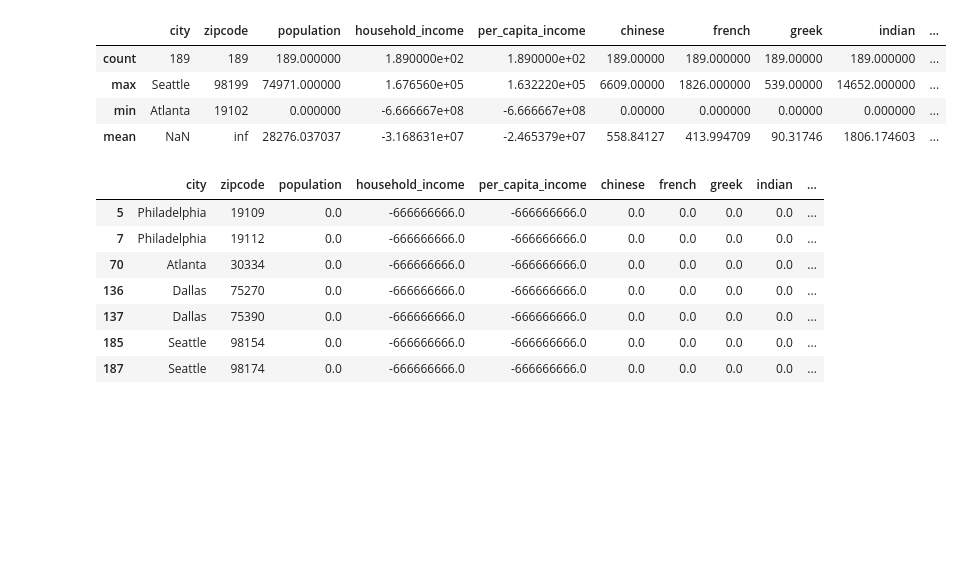
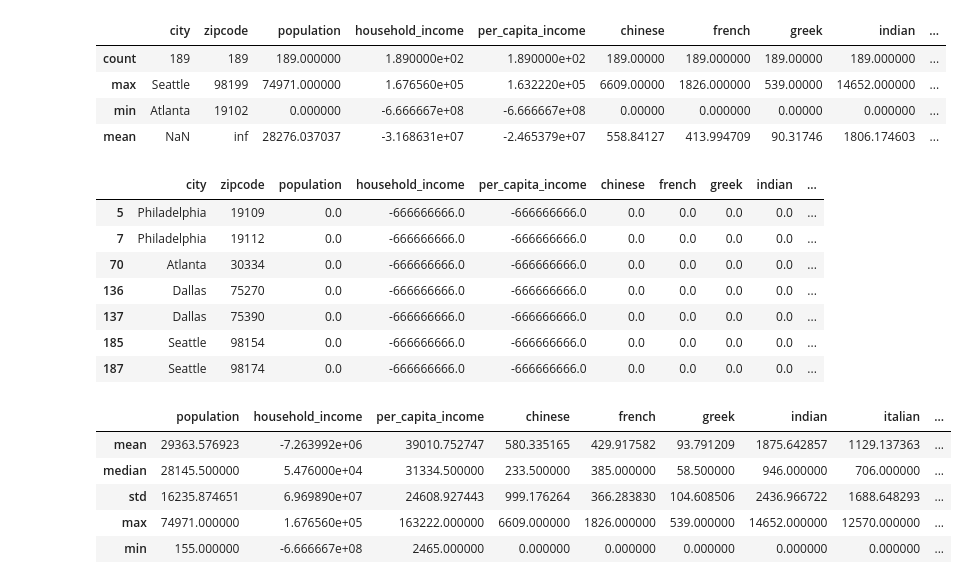
Before and after one commit to DPintacasi/teamcobra_project1, a Jupyter notebook: Scripts/census_data_extract.ipynb, the cells around one changed output. Saved outputs shown, nothing was run; the diff lists cells and outputs as text; code cells hidden in the pictures; blank space fills up the shorter version.

```diff
--- a/Scripts/census_data_extract.ipynb
+++ b/Scripts/census_data_extract.ipynb
@@ -164,14 +169,26 @@ census_cities_df.agg(['count','mean','max','min'])
 | max | Seattle | 98199 | 74971.000000 | 1.676560e+05 | 1.632220e+05 | 6609.00000 | 1826.000000 | 539.00000 | 14652.000000 | ... |
 | min | Atlanta | 19102 | 0.000000 | -6.666667e+08 | -6.666667e+08 | 0.00000 | 0.000000 | 0.00000 | 0.000000 | ... |
 | mean | NaN | inf | 28276.037037 | -3.168631e+07 | -2.465379e+07 | 558.84127 | 413.994709 | 90.31746 | 1806.174603 | ... |
+# %%
+#investigate how many entries have a opulation of zero
+census_cities_df[census_cities_df['population']<= 0]
+# %% [output]
+|  | city | zipcode | population | household_income | per_capita_income | chinese | french | greek | indian | ... |
+| 5 | Philadelphia | 19109 | 0.0 | -666666666.0 | -666666666.0 | 0.0 | 0.0 | 0.0 | 0.0 | ... |
+| 7 | Philadelphia | 19112 | 0.0 | -666666666.0 | -666666666.0 | 0.0 | 0.0 | 0.0 | 0.0 | ... |
+| 70 | Atlanta | 30334 | 0.0 | -666666666.0 | -666666666.0 | 0.0 | 0.0 | 0.0 | 0.0 | ... |
+| 136 | Dallas | 75270 | 0.0 | -666666666.0 | -666666666.0 | 0.0 | 0.0 | 0.0 | 0.0 | ... |
+| 137 | Dallas | 75390 | 0.0 | -666666666.0 | -666666666.0 | 0.0 | 0.0 | 0.0 | 0.0 | ... |
+| 185 | Seattle | 98154 | 0.0 | -666666666.0 | -666666666.0 | 0.0 | 0.0 | 0.0 | 0.0 | ... |
+| 187 | Seattle | 98174 | 0.0 | -666666666.0 | -666666666.0 | 0.0 | 0.0 | 0.0 | 0.0 | ... |
 # %%
-census_cities_df[census_cities_df['population']<= 0]
+census_cities_df = census_cities_df[census_cities_df['population'] > 0 ]
-# %% [output]
-|  | city | zipcode | population | household_income | per_capita_income | chinese | french | greek | indian | ... |
-| 5 | Philadelphia | 19109 | 0.0 | -666666666.0 | -666666666.0 | 0.0 | 0.0 | 0.0 | 0.0 | ... |
-| 7 | Philadelphia | 19112 | 0.0 | -666666666.0 | -666666666.0 | 0.0 | 0.0 | 0.0 | 0.0 | ... |
-| 70 | Atlanta | 30334 | 0.0 | -666666666.0 | -666666666.0 | 0.0 | 0.0 | 0.0 | 0.0 | ... |
-| 136 | Dallas | 75270 | 0.0 | -666666666.0 | -666666666.0 | 0.0 | 0.0 | 0.0 | 0.0 | ... |
-| 137 | Dallas | 75390 | 0.0 | -666666666.0 | -666666666.0 | 0.0 | 0.0 | 0.0 | 0.0 | ... |
-| 185 | Seattle | 98154 | 0.0 | -666666666.0 | -666666666.0 | 0.0 | 0.0 | 0.0 | 0.0 | ... |
-| 187 | Seattle | 98174 | 0.0 | -666666666.0 | -666666666.0 | 0.0 | 0.0 | 0.0 | 0.0 | ... |
+# %%
+census_cities_df.loc[:,'population':].agg(['mean','median','std','max','min'])
+# %% [output]
+|  | population | household_income | per_capita_income | chinese | french | greek | indian | italian | ... |
+| mean | 29363.576923 | -7.263992e+06 | 39010.752747 | 580.335165 | 429.917582 | 93.791209 | 1875.642857 | 1129.137363 | ... |
+| median | 28145.500000 | 5.476000e+04 | 31334.500000 | 233.500000 | 385.000000 | 58.500000 | 946.000000 | 706.000000 | ... |
+| std | 16235.874651 | 6.969890e+07 | 24608.927443 | 999.176264 | 366.283830 | 104.608506 | 2436.966722 | 1688.648293 | ... |
+| max | 74971.000000 | 1.676560e+05 | 163222.000000 | 6609.000000 | 1826.000000 | 539.000000 | 14652.000000 | 12570.000000 | ... |
+| min | 155.000000 | -6.666667e+08 | 2465.000000 | 0.000000 | 0.000000 | 0.000000 | 0.000000 | 0.000000 | ... |
```
Also changed, not shown: parts of 9 cells of this notebook.
